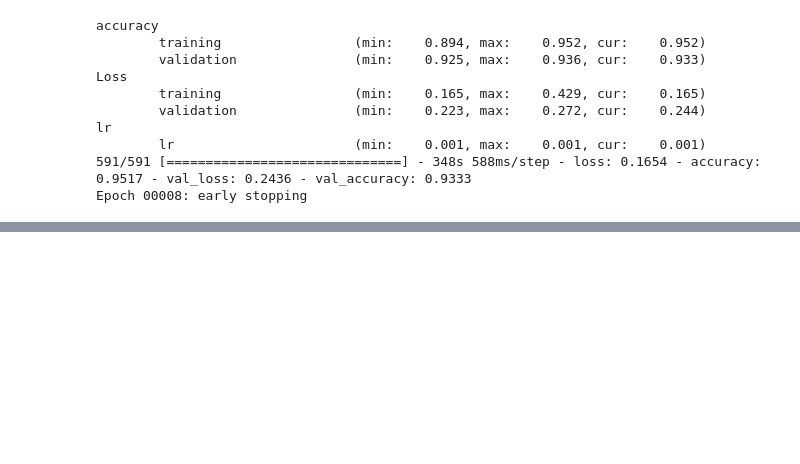
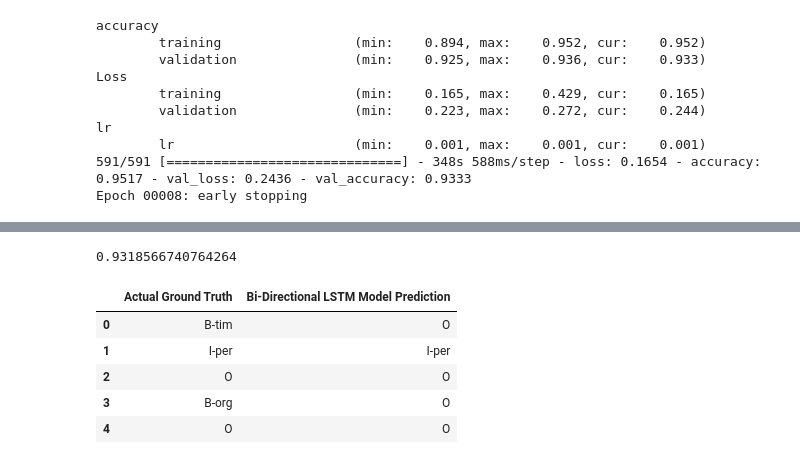
Before and after one commit to Satwikram/Named-Entity-Recognition, a Jupyter notebook: Named Entity Recognition using DL.ipynb, the cells around one changed output, grey strips where cells are left out. Drawn from its saved outputs; the diff is of its cells as text; code cells hidden in the pictures; blank space fills up the shorter version.

```diff
--- a/Named Entity Recognition using DL.ipynb
+++ b/Named Entity Recognition using DL.ipynb
@@ -587,0 +662,2 @@ Epoch 00008: early stopping
+# %%
+y_prediction = result
@@ -587,0 +676,7 @@ Epoch 00008: early stopping
+# %%
+Prediction = []
+Actual = []
+# %%
+for i in range(len(X_test)):
+  Prediction.append(cat[y_prediction[i]])
+  Actual.append(cat[y_actual[i]])
@@ -587,0 +685,15 @@ Epoch 00008: early stopping
+# %%
+accuracy_score(y_actual, y_prediction)
+# %% [output]
+0.9318566740764264
+# %%
+ner_results = pd.DataFrame({'Actual Ground Truth': Actual, 'Bi-Directional LSTM Model Prediction': Prediction})
+# %%
+ner_results.head()
+# %% [output]
+|  | Actual Ground Truth | Bi-Directional LSTM Model Prediction |
+| 0 | B-tim | O |
+| 1 | I-per | I-per |
+| 2 | O | O |
+| 3 | B-org | O |
+| 4 | O | O |
```
Also changed, not shown: parts of 25 cells of this notebook.
